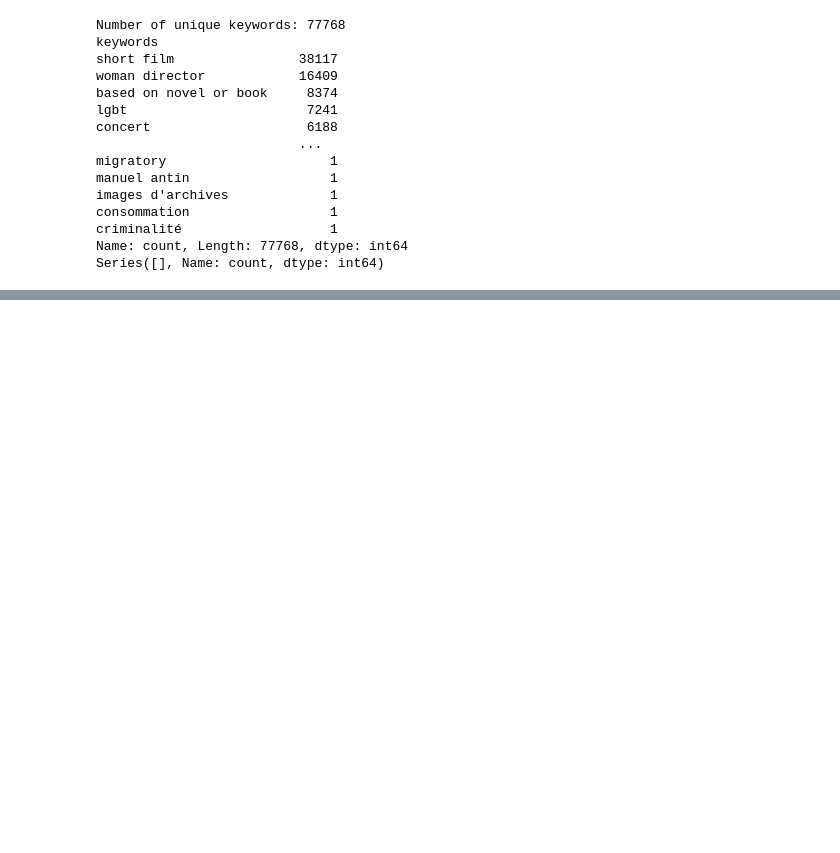
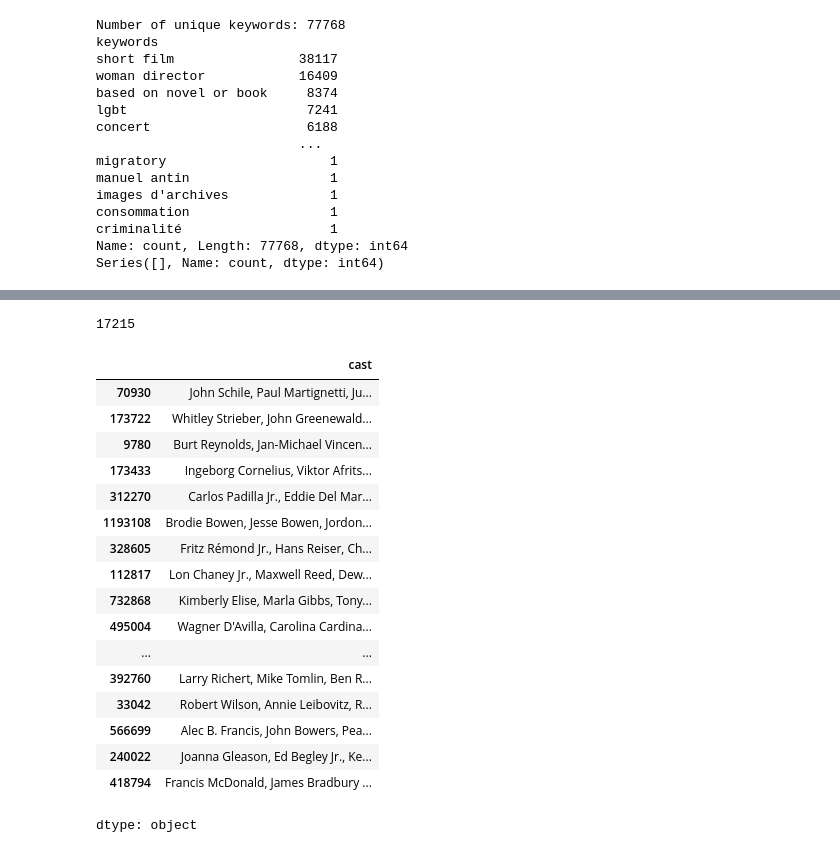
Before and after one commit to dilminidasunika/movie_recommendation_system, a Jupyter notebook: Notebooks/Dataset_Preprocessing.ipynb, the cells around one changed output, grey strips where cells are left out. Drawn from its saved outputs; the diff is of its cells as text; code cells hidden in the pictures; blank space fills up the shorter version.

```diff
--- a/Notebooks/Dataset_Preprocessing.ipynb
+++ b/Notebooks/Dataset_Preprocessing.ipynb
@@ -701,0 +698,27 @@ print(offenders.head(20).tolist())
+# %%
+mask = cleaned_df['cast'].str.contains(r'\bjr\b', case=False, na=False, regex=True)
+print(mask.sum())   # how many rows actually matched — do this FIRST, always
+# %% [output]
+17215
+# %%
+with pd.option_context('display.max_colwidth', None):
+    display(cleaned_df.loc[mask, 'cast'].sample(20))
+# %% [output]
+|  | cast |
+| 70930 | John Schile, Paul Martignetti, Ju... |
+| 173722 | Whitley Strieber, John Greenewald... |
+| 9780 | Burt Reynolds, Jan-Michael Vincen... |
+| 173433 | Ingeborg Cornelius, Viktor Afrits... |
+| 312270 | Carlos Padilla Jr., Eddie Del Mar... |
+| 1193108 | Brodie Bowen, Jesse Bowen, Jordon... |
+| 328605 | Fritz Rémond Jr., Hans Reiser, Ch... |
+| 112817 | Lon Chaney Jr., Maxwell Reed, Dew... |
+| 732868 | Kimberly Elise, Marla Gibbs, Tony... |
+| 495004 | Wagner D'Avilla, Carolina Cardina... |
+| ... | ... |
+| 392760 | Larry Richert, Mike Tomlin, Ben R... |
+| 33042 | Robert Wilson, Annie Leibovitz, R... |
+| 566699 | Alec B. Francis, John Bowers, Pea... |
+| 240022 | Joanna Gleason, Ed Begley Jr., Ke... |
+| 418794 | Francis McDonald, James Bradbury ... |
+dtype: object
```
Also changed, not shown: parts of 15 cells of this notebook.
